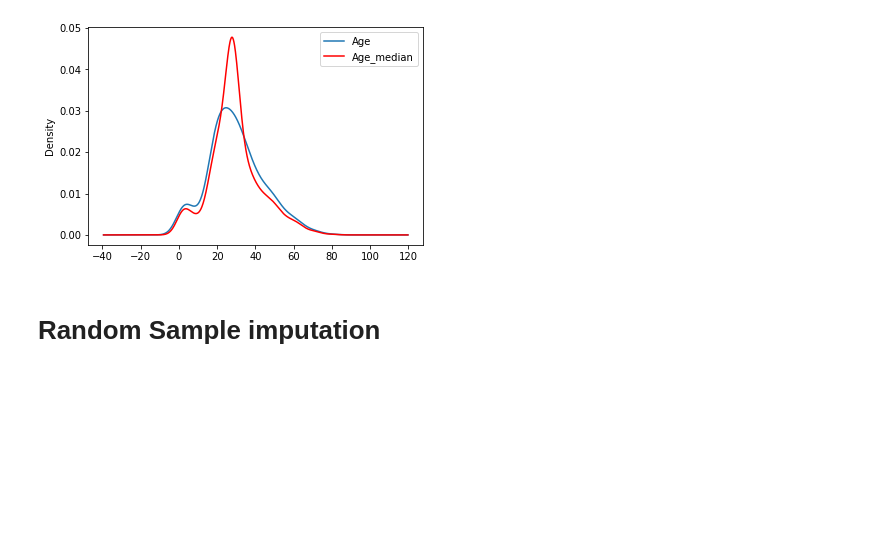
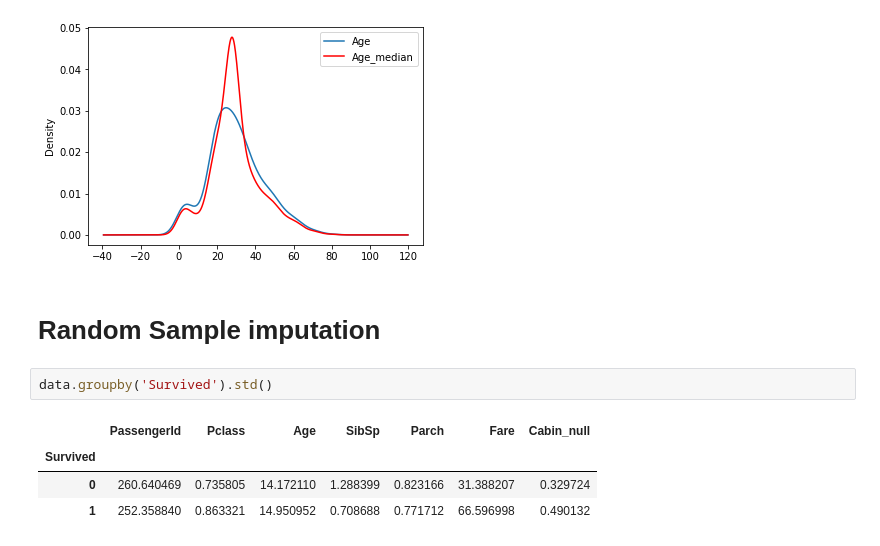
Before and after one commit to behzad89/SQL_GDAL_Commnds, a Jupyter notebook: ML_codes/Handling_Missing_Values.ipynb, the cells around one changed output. Saved outputs shown, nothing was run; the diff lists cells and outputs as text; blank space fills up the shorter version.

```diff
--- a/ML_codes/Handling_Missing_Values.ipynb
+++ b/ML_codes/Handling_Missing_Values.ipynb
@@ -145,3 +145,10 @@ plt.show()
 [figure]
 # %% [markdown]
 # Random Sample imputation
+# %%
+data.groupby('Survived').std()
+# %% [output]
+|  | PassengerId | Pclass | Age | SibSp | Parch | Fare | Cabin_null |
+| Survived |  |  |  |  |  |  |  |
+| 0 | 260.640469 | 0.735805 | 14.172110 | 1.288399 | 0.823166 | 31.388207 | 0.329724 |
+| 1 | 252.358840 | 0.863321 | 14.950952 | 0.708688 | 0.771712 | 66.596998 | 0.490132 |
```
Also changed, not shown: 2 other files.
